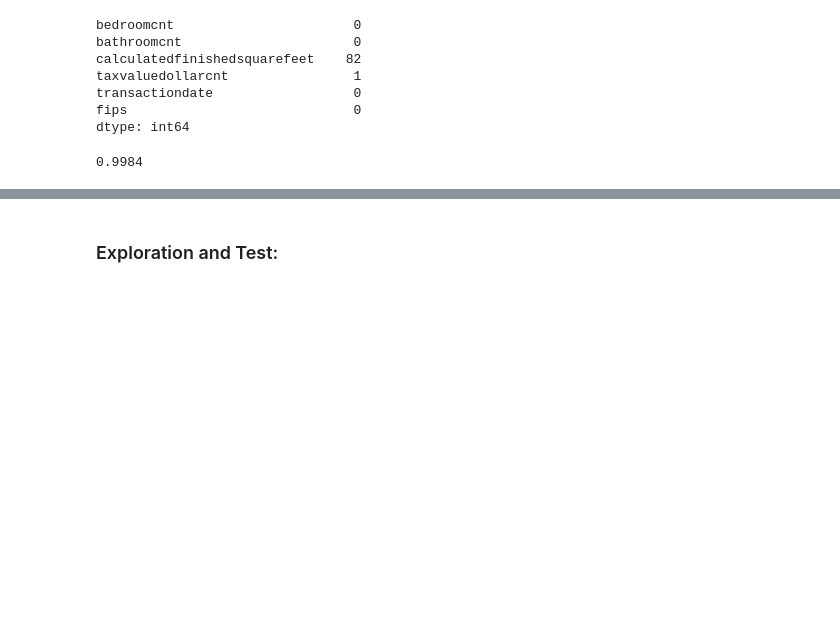
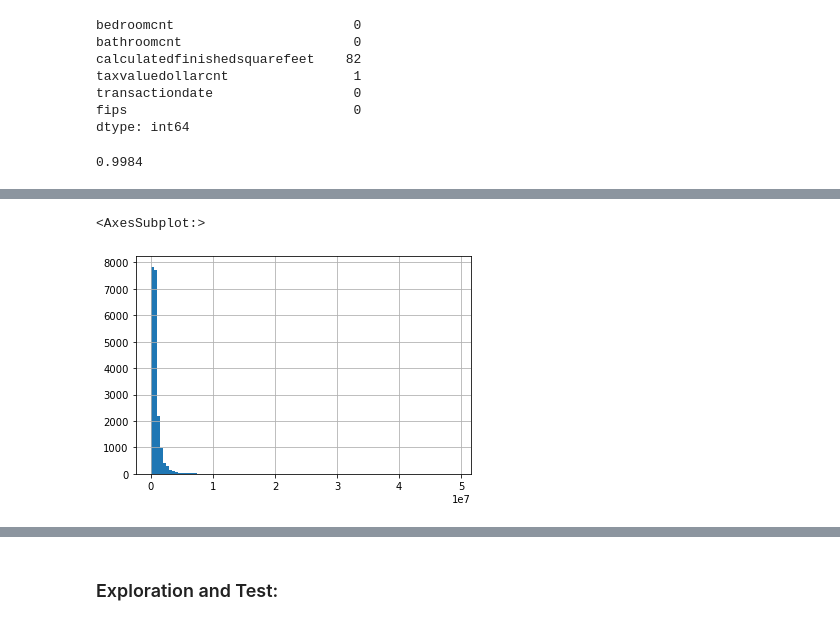
Before and after one commit to jeneyring/Regression_Final_Report, a Jupyter notebook: finalreport_ScratchPad.ipynb, the cells around one changed output, grey strips where cells are left out. Cells and saved outputs as stored; diff of their text form; code cells hidden in the pictures; blank space fills up the shorter version.

```diff
--- a/finalreport_ScratchPad.ipynb
+++ b/finalreport_ScratchPad.ipynb
@@ -153,0 +157,12 @@ sns.scatterplot(data=df, x="Bedroom_Count", y="Assessed_Value")
+# %%
+##Changing dtype of Fips code so only 4 digits (no decimals)
+df['fips'] = df['fips'].astype('int')
+# %%
+#Changing dtype of squarefeet so no decimals
+df['calculatedfinishedsquarefeet'] = df['calculatedfinishedsquarefeet'].astype('int')
+# %%
+#Changing dtype of taxvaluedollarcnt as integer
+df['taxvaluedollarcnt'] = df['taxvaluedollarcnt'].astype('int')
+# %%
+#changing bedroom count to int
+df['bedroomcnt']= df['bedroomcnt'].astype('int')
@@ -153,0 +190,6 @@ sns.scatterplot(data=df, x="Bedroom_Count", y="Assessed_Value")
+# %%
+#looking at 100 properties where bathroom count is higher than average
+df[df.bathroomcnt > 2.3].taxvaluedollarcnt.hist(bins=100)
+# %% [output]
+<AxesSubplot:>
+[figure, added]
```
Also changed, not shown: parts of 72 cells of this notebook, 1 other file.
